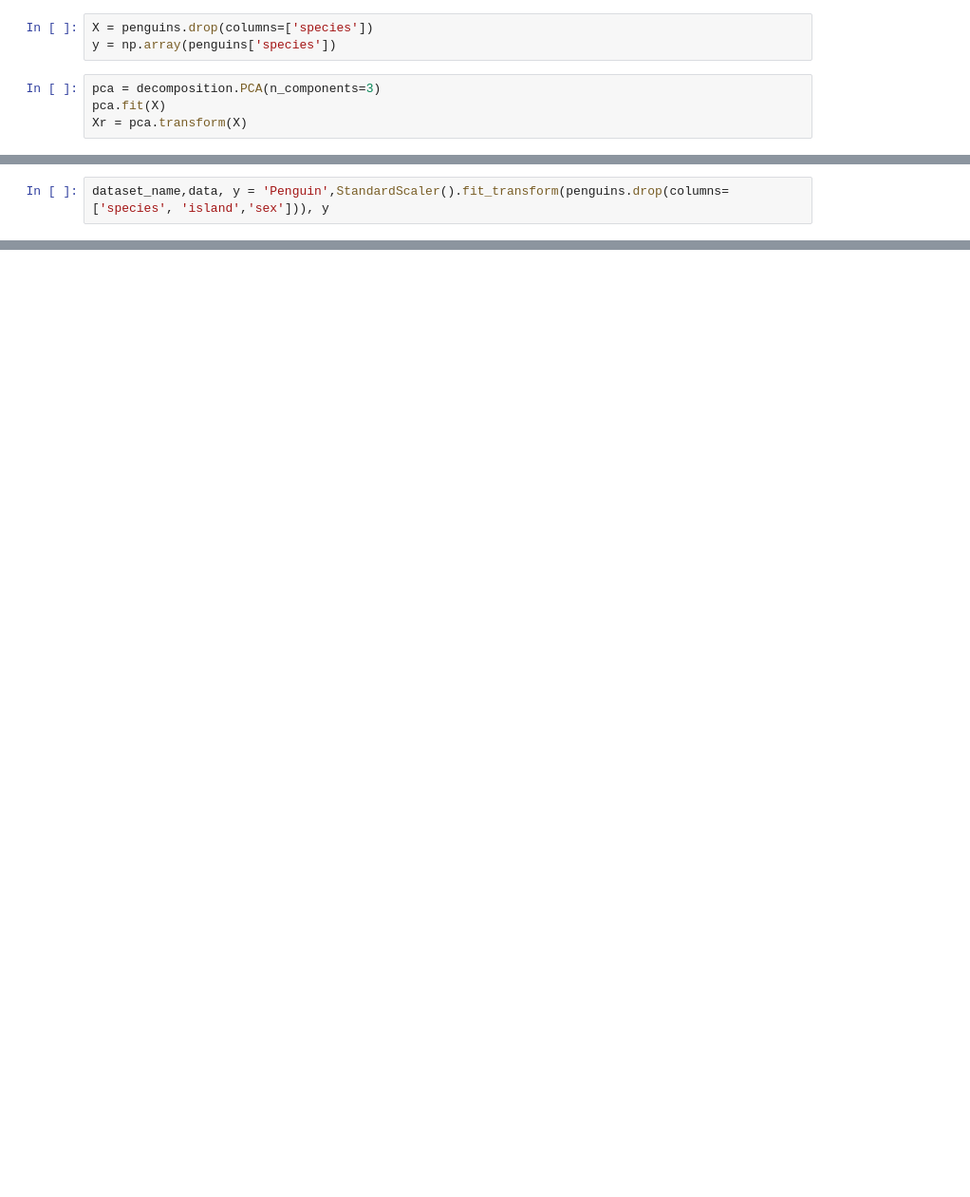
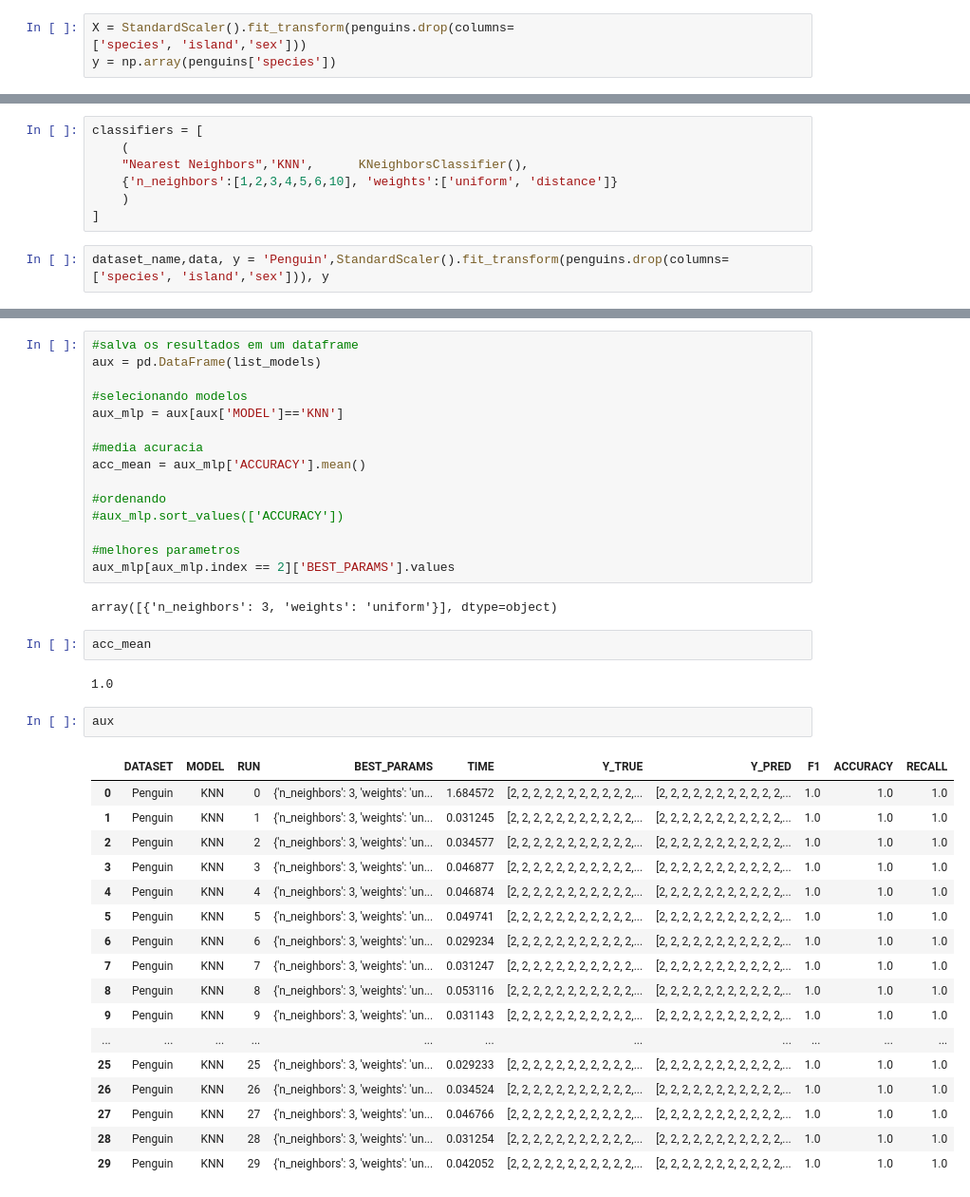
Before and after one commit to harduim300/Trabalho2TEMC, a Jupyter notebook: MatheusHarduimTrabalho2.ipynb, the cells around one changed output, grey strips where cells are left out. Shown at 95% size. Saved outputs shown, nothing was run; the diff lists cells and outputs as text; blank space fills up the shorter version.

```diff
--- a/MatheusHarduimTrabalho2.ipynb
+++ b/MatheusHarduimTrabalho2.ipynb
@@ -214,9 +215,6 @@ mapa_de_calor.get_figure().savefig('mapa_de_calor')
 # %% [output]
 [figure]
 # %%
-X = penguins.drop(columns=['species'])
+X = StandardScaler().fit_transform(penguins.drop(columns=
+['species', 'island','sex']))
 y = np.array(penguins['species'])
-# %%
-pca = decomposition.PCA(n_components=3)
-pca.fit(X)
-Xr = pca.transform(X)
@@ -291,3 +221,10 @@ n_cluster_methods = len(cluster_methods)
+# %%
+classifiers = [
+    (
+    "Nearest Neighbors",'KNN',		KNeighborsClassifier(),
+    {'n_neighbors':[1,2,3,4,5,6,10], 'weights':['uniform', 'distance']}
+    )
+]
 # %%
 dataset_name,data, y = 'Penguin',StandardScaler().fit_transform(penguins.drop(columns=
 ['species', 'island','sex'])), y
@@ -493,0 +305,41 @@ Melhor score: 0.442344723407775 Melhores parâmetros: {'eps': 0.7, 'min_samples'
+# %%
+#salva os resultados em um dataframe
+aux = pd.DataFrame(list_models)
+
+#selecionando modelos
+aux_mlp = aux[aux['MODEL']=='KNN']
+
+#media acuracia
+acc_mean = aux_mlp['ACCURACY'].mean()
+
+#ordenando
+#aux_mlp.sort_values(['ACCURACY'])
+
+#melhores parametros
+aux_mlp[aux_mlp.index == 2]['BEST_PARAMS'].values
+# %% [output]
+array([{'n_neighbors': 3, 'weights': 'uniform'}], dtype=object)
+# %%
+acc_mean
+# %% [output]
+1.0
+# %%
+aux
+# %% [output]
+|  | DATASET | MODEL | RUN | BEST_PARAMS | TIME | Y_TRUE | Y_PRED | F1 | ACCURACY | RECALL |
+| 0 | Penguin | KNN | 0 | {'n_neighbors': 3, 'weights': 'un... | 1.684572 | [2, 2, 2, 2, 2, 2, 2, 2, 2, 2, 2,... | [2, 2, 2, 2, 2, 2, 2, 2, 2, 2, 2,... | 1.0 | 1.0 | 1.0 |
+| 1 | Penguin | KNN | 1 | {'n_neighbors': 3, 'weights': 'un... | 0.031245 | [2, 2, 2, 2, 2, 2, 2, 2, 2, 2, 2,... | [2, 2, 2, 2, 2, 2, 2, 2, 2, 2, 2,... | 1.0 | 1.0 | 1.0 |
+| 2 | Penguin | KNN | 2 | {'n_neighbors': 3, 'weights': 'un... | 0.034577 | [2, 2, 2, 2, 2, 2, 2, 2, 2, 2, 2,... | [2, 2, 2, 2, 2, 2, 2, 2, 2, 2, 2,... | 1.0 | 1.0 | 1.0 |
+| 3 | Penguin | KNN | 3 | {'n_neighbors': 3, 'weights': 'un... | 0.046877 | [2, 2, 2, 2, 2, 2, 2, 2, 2, 2, 2,... | [2, 2, 2, 2, 2, 2, 2, 2, 2, 2, 2,... | 1.0 | 1.0 | 1.0 |
+| 4 | Penguin | KNN | 4 | {'n_neighbors': 3, 'weights': 'un... | 0.046874 | [2, 2, 2, 2, 2, 2, 2, 2, 2, 2, 2,... | [2, 2, 2, 2, 2, 2, 2, 2, 2, 2, 2,... | 1.0 | 1.0 | 1.0 |
+| 5 | Penguin | KNN | 5 | {'n_neighbors': 3, 'weights': 'un... | 0.049741 | [2, 2, 2, 2, 2, 2, 2, 2, 2, 2, 2,... | [2, 2, 2, 2, 2, 2, 2, 2, 2, 2, 2,... | 1.0 | 1.0 | 1.0 |
+| 6 | Penguin | KNN | 6 | {'n_neighbors': 3, 'weights': 'un... | 0.029234 | [2, 2, 2, 2, 2, 2, 2, 2, 2, 2, 2,... | [2, 2, 2, 2, 2, 2, 2, 2, 2, 2, 2,... | 1.0 | 1.0 | 1.0 |
+| 7 | Penguin | KNN | 7 | {'n_neighbors': 3, 'weights': 'un... | 0.031247 | [2, 2, 2, 2, 2, 2, 2, 2, 2, 2, 2,... | [2, 2, 2, 2, 2, 2, 2, 2, 2, 2, 2,... | 1.0 | 1.0 | 1.0 |
+| 8 | Penguin | KNN | 8 | {'n_neighbors': 3, 'weights': 'un... | 0.053116 | [2, 2, 2, 2, 2, 2, 2, 2, 2, 2, 2,... | [2, 2, 2, 2, 2, 2, 2, 2, 2, 2, 2,... | 1.0 | 1.0 | 1.0 |
+| 9 | Penguin | KNN | 9 | {'n_neighbors': 3, 'weights': 'un... | 0.031143 | [2, 2, 2, 2, 2, 2, 2, 2, 2, 2, 2,... | [2, 2, 2, 2, 2, 2, 2, 2, 2, 2, 2,... | 1.0 | 1.0 | 1.0 |
+| ... | ... | ... | ... | ... | ... | ... | ... | ... | ... | ... |
+| 25 | Penguin | KNN | 25 | {'n_neighbors': 3, 'weights': 'un... | 0.029233 | [2, 2, 2, 2, 2, 2, 2, 2, 2, 2, 2,... | [2, 2, 2, 2, 2, 2, 2, 2, 2, 2, 2,... | 1.0 | 1.0 | 1.0 |
+| 26 | Penguin | KNN | 26 | {'n_neighbors': 3, 'weights': 'un... | 0.034524 | [2, 2, 2, 2, 2, 2, 2, 2, 2, 2, 2,... | [2, 2, 2, 2, 2, 2, 2, 2, 2, 2, 2,... | 1.0 | 1.0 | 1.0 |
+| 27 | Penguin | KNN | 27 | {'n_neighbors': 3, 'weights': 'un... | 0.046766 | [2, 2, 2, 2, 2, 2, 2, 2, 2, 2, 2,... | [2, 2, 2, 2, 2, 2, 2, 2, 2, 2, 2,... | 1.0 | 1.0 | 1.0 |
+| 28 | Penguin | KNN | 28 | {'n_neighbors': 3, 'weights': 'un... | 0.031254 | [2, 2, 2, 2, 2, 2, 2, 2, 2, 2, 2,... | [2, 2, 2, 2, 2, 2, 2, 2, 2, 2, 2,... | 1.0 | 1.0 | 1.0 |
+| 29 | Penguin | KNN | 29 | {'n_neighbors': 3, 'weights': 'un... | 0.042052 | [2, 2, 2, 2, 2, 2, 2, 2, 2, 2, 2,... | [2, 2, 2, 2, 2, 2, 2, 2, 2, 2, 2,... | 1.0 | 1.0 | 1.0 |
```
Also changed, not shown: parts of 17 cells of this notebook, 6 other files.
